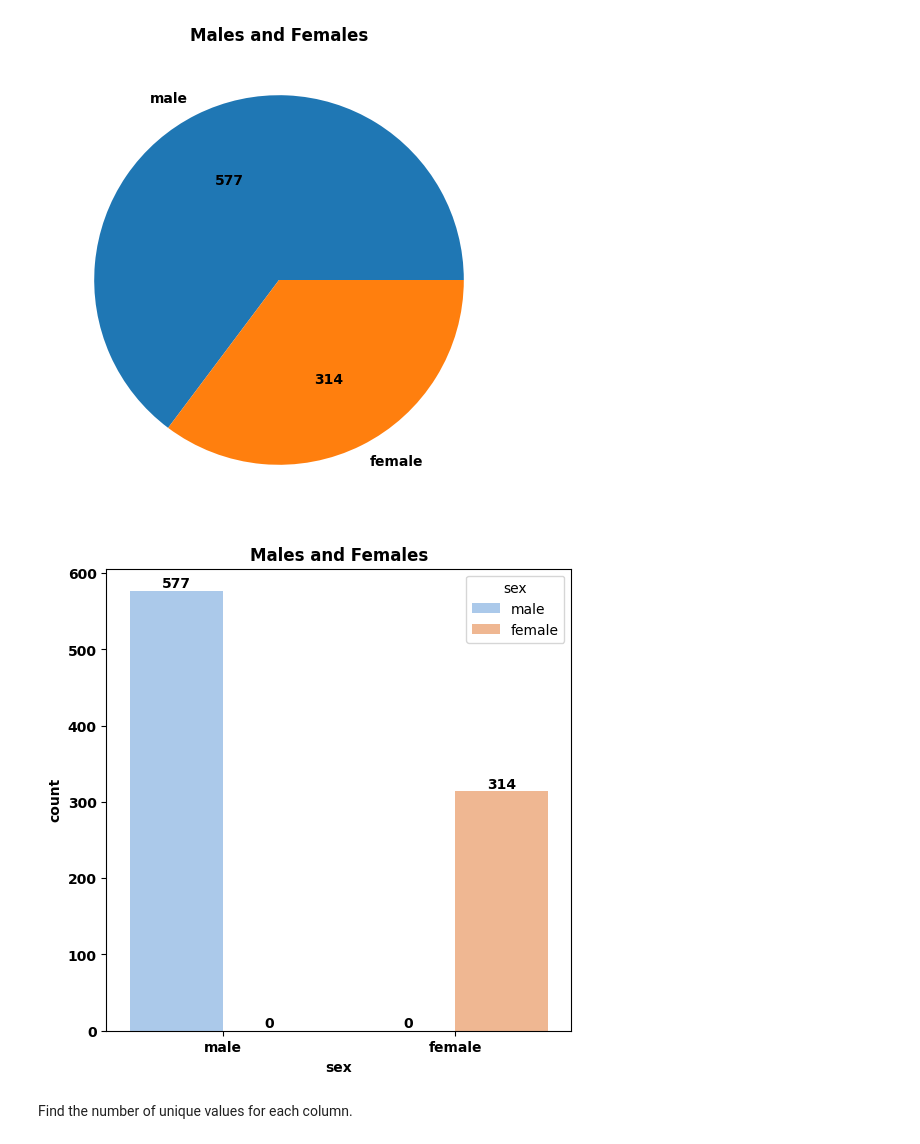
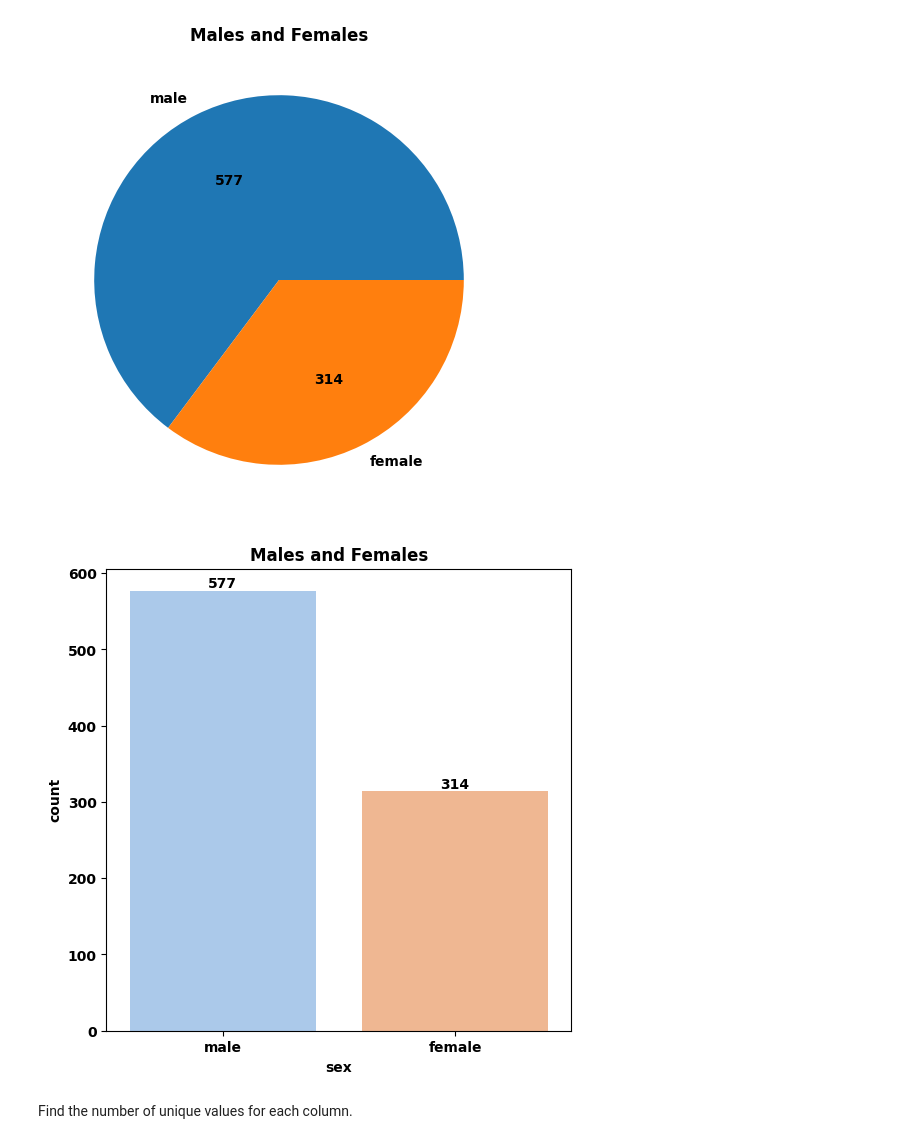
Before and after one commit to dilekdd/Pandas_Exercises_1, a Jupyter notebook: pandas-exercises-1.ipynb, the cells around one changed output. Drawn from its saved outputs; the diff is of its cells as text; code cells hidden in the pictures.

```diff
--- a/pandas-exercises-1.ipynb
+++ b/pandas-exercises-1.ipynb
@@ -56,21 +56,21 @@ plt.show()
 [figure]
 # %%
 plt.figure(figsize=(6, 6)) #Graph size
-ax = sns.countplot(x='sex', data=df, hue='sex', palette='pastel')
+ax = sns.countplot(x='sex', data=df, palette='pastel')
 
 #Graph display settings
 plt.xlabel("sex", fontweight='bold')
 plt.ylabel("count", fontweight='bold')
 plt.title("Males and Females", fontweight='bold')
 
 plt.xticks(fontweight='bold')
 plt.yticks(fontweight='bold')
 
 #Adding data labels on each bar
 for i in ax.containers:
     ax.bar_label(i, label_type='edge', fontsize=10, fontweight='bold')
 
 plt.show()
 # %% [output]
-[figure, old version]
+[figure, new version]
 # %% [markdown]
```
Also changed, not shown: parts of 1 cell of this notebook.
